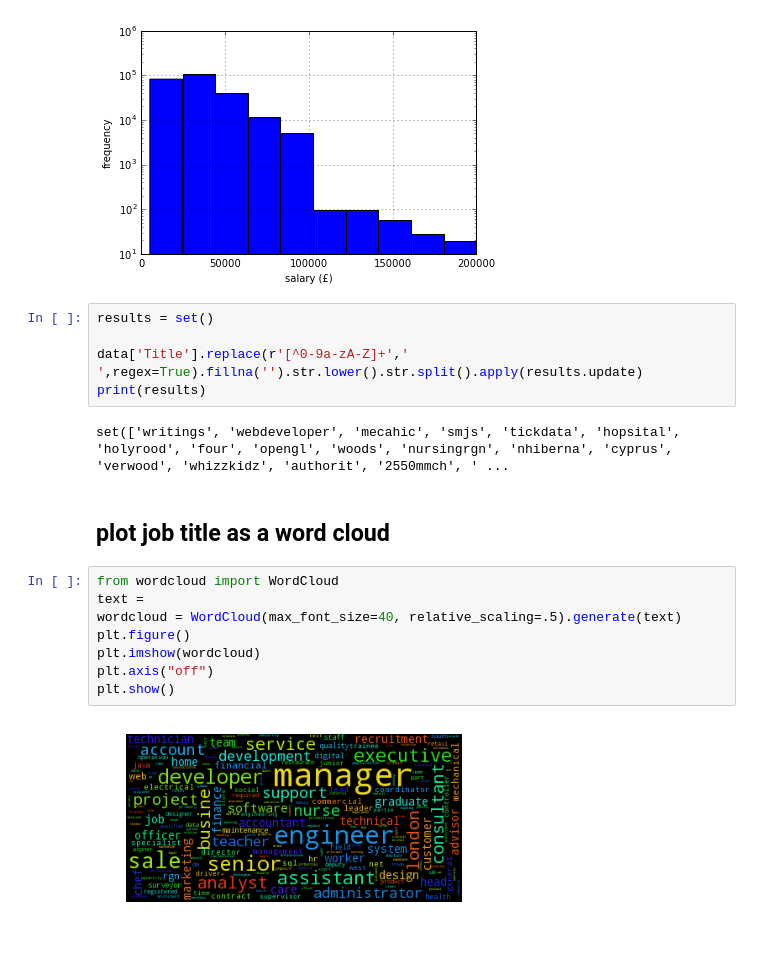
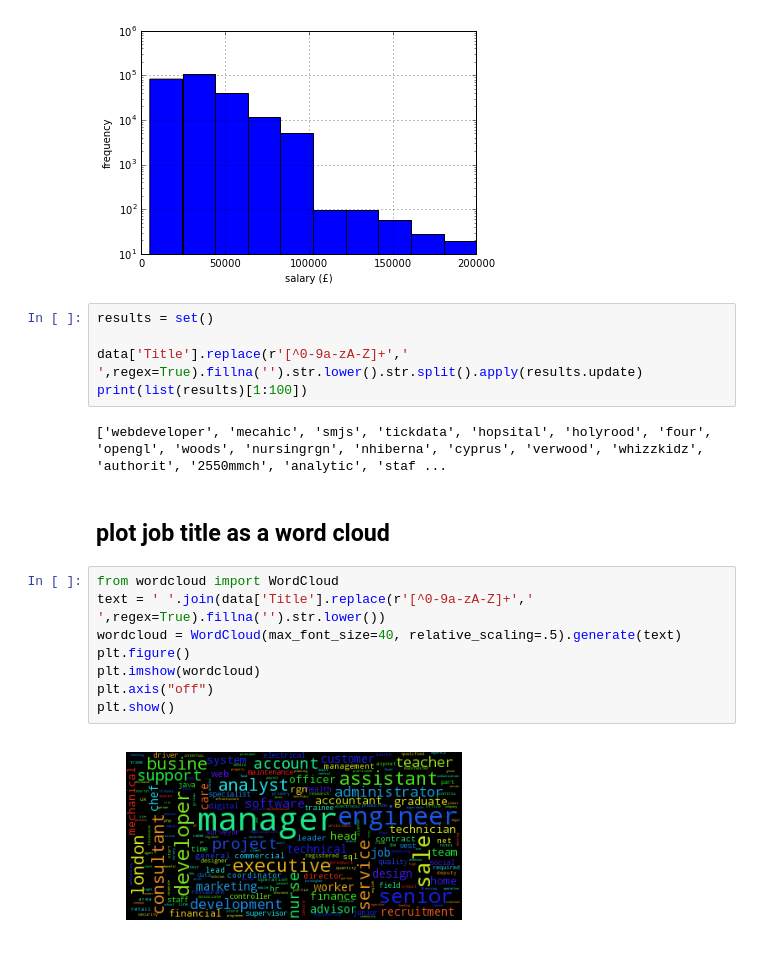
Before and after one commit to sempwn/salary-prediction, a Jupyter notebook: explore-data.ipynb, the cells around one changed output. Cells and saved outputs as stored; diff of their text form.

Commit message:
update explore data.

```diff
--- a/explore-data.ipynb
+++ b/explore-data.ipynb
@@ -25,18 +25,18 @@ data.SalaryNormalized.hist(); plt.ylabel('frequency'); plt.xlabel(u'salary (£)'
 results = set()
 
 data['Title'].replace(r'[^0-9a-zA-Z]+',' ',regex=True).fillna('').str.lower().str.split().apply(results.update)
-print(results)
+print(list(results)[1:100])
 # %% [output]
-set(['writings', 'webdeveloper', 'mecahic', 'smjs', 'tickdata', 'hopsital', 'holyrood', 'four', 'opengl', 'woods', 'nursingrgn', 'nhiberna', 'cyprus', 'verwood', 'whizzkidz', 'authorit', '2550mmch', ' ...
+['webdeveloper', 'mecahic', 'smjs', 'tickdata', 'hopsital', 'holyrood', 'four', 'opengl', 'woods', 'nursingrgn', 'nhiberna', 'cyprus', 'verwood', 'whizzkidz', 'authorit', '2550mmch', 'analytic', 'staf ...
 # %% [markdown]
 ## plot job title as a word cloud
 # %%
 from wordcloud import WordCloud
-text =
+text = ' '.join(data['Title'].replace(r'[^0-9a-zA-Z]+',' ',regex=True).fillna('').str.lower())
 wordcloud = WordCloud(max_font_size=40, relative_scaling=.5).generate(text)
 plt.figure()
 plt.imshow(wordcloud)
 plt.axis("off")
 plt.show()
 # %% [output]
-[figure, old version]
+[figure, new version]
```
